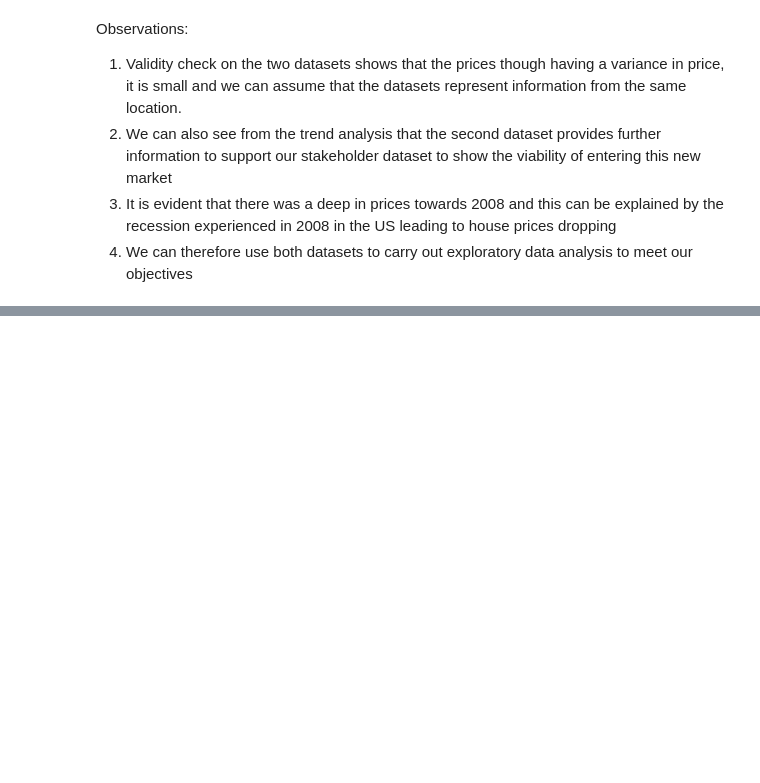
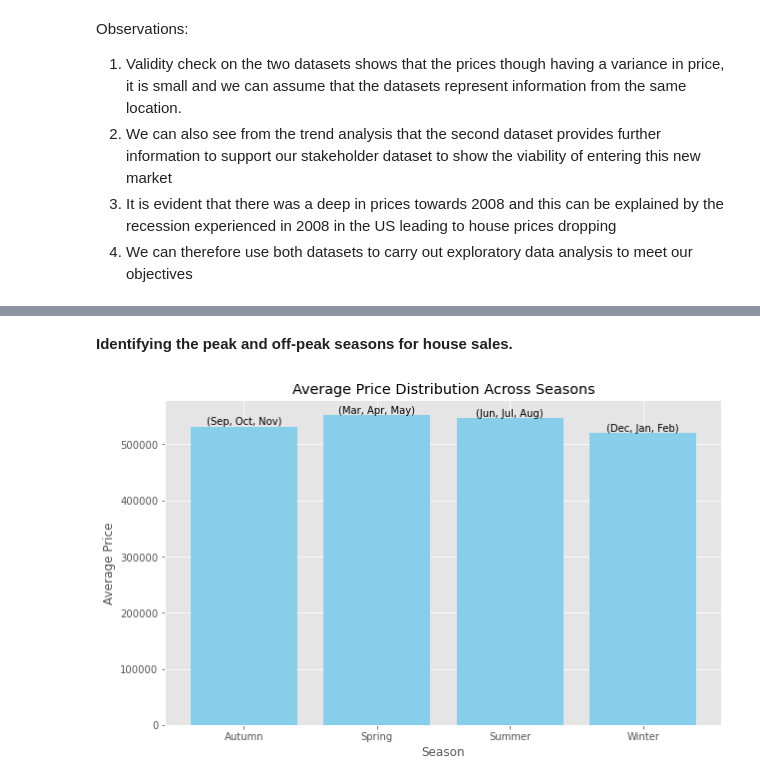
Before and after one commit to Judykoech/Phase2--Group1-Project, a Jupyter notebook: student.ipynb, the cells around one changed output, grey strips where cells are left out. Cells and saved outputs as stored; diff of their text form; code cells hidden in the pictures; blank space fills up the shorter version.

```diff
--- a/student.ipynb
+++ b/student.ipynb
@@ -1092,0 +1408,34 @@ Observations:
+# %% [markdown]
+**Identifying the peak and off-peak seasons for house sales.**
+# %%
+
+
+def plot_seasonal_avg_price(king_county_df):
+    # Define a dictionary mapping each season to its corresponding months
+    season_to_months = {
+        "Spring": ["Mar", "Apr", "May"],
+        "Summer": ["Jun", "Jul", "Aug"],
+        "Autumn": ["Sep", "Oct", "Nov"],
+        "Winter": ["Dec", "Jan", "Feb"]
+    }
+
+    # Group by season and calculate the mean price
+    seasonal_avg_price = king_county_df.groupby('seasons')['price'].mean()
+
+    # Create a bar plot for the average price per season
+    plt.figure(figsize=(10, 6))
+    plt.bar(seasonal_avg_price.index, seasonal_avg_price.values, color='skyblue')
+    plt.xlabel('Season')
+    plt.ylabel('Average Price')
+    plt.title('Average Price Distribution Across Seasons')
+
+    # Add text annotations for the months corresponding to each season
+    for season, months in season_to_months.items():
+        month_text = ', '.join(months)
+        plt.text(season, seasonal_avg_price[season], f"({month_text})", ha='center', va='bottom')
+
+    plt.show()
+
+plot_seasonal_avg_price(king_county_df)
+# %% [output]
+[figure, added]
```
Also changed, not shown: parts of 39 cells of this notebook.
